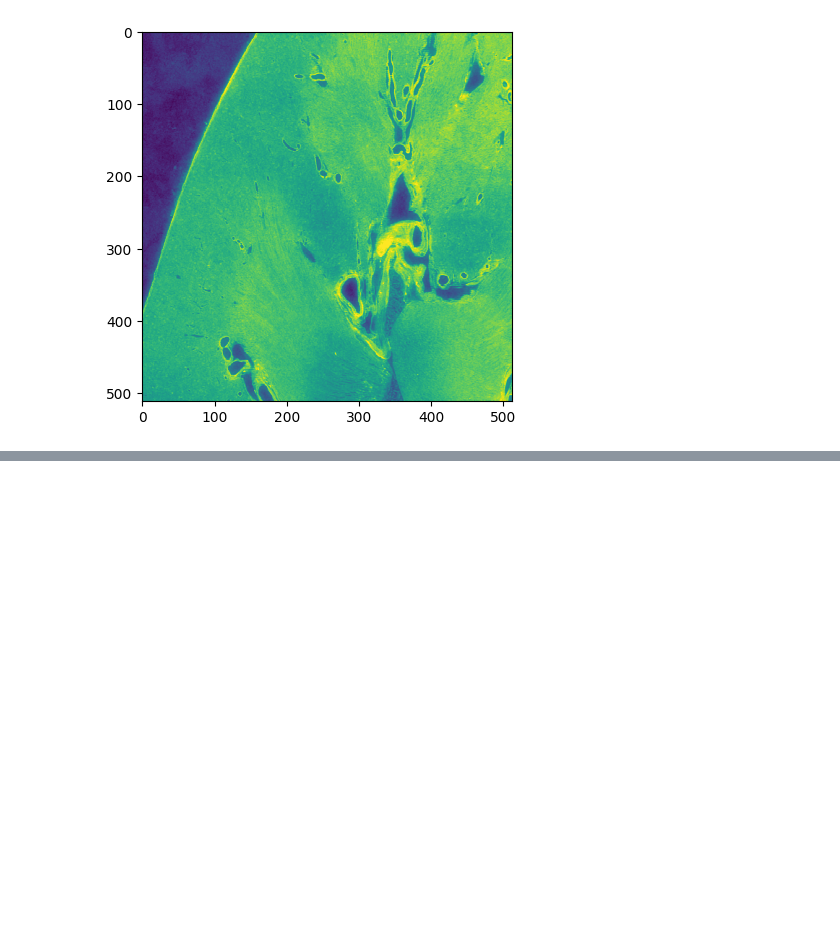
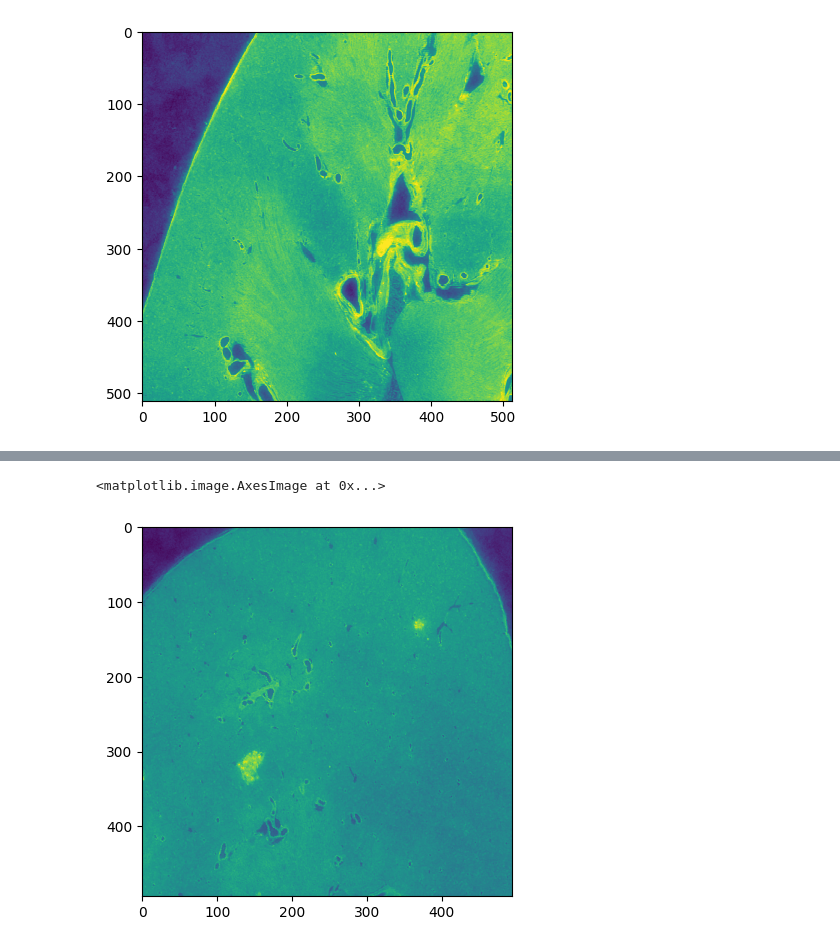
Before and after one commit to viktorcikojevic/kaggle_sennet, a Jupyter notebook: notebooks/pyinterp.ipynb, the cells around one changed output, grey strips where cells are left out. Cells and saved outputs as stored; diff of their text form; code cells hidden in the pictures; blank space fills up the shorter version.

```diff
--- a/notebooks/pyinterp.ipynb
+++ b/notebooks/pyinterp.ipynb
@@ -193,0 +262,5 @@ poly.plot(notebook=False, show_grid=True, point_size=1)
+# %%
+plt.imshow(sliced_image[0])
+# %% [output]
+<matplotlib.image.AxesImage at 0x...>
+[figure, added]
```
Also changed, not shown: parts of 3 cells of this notebook, 7 other files.
